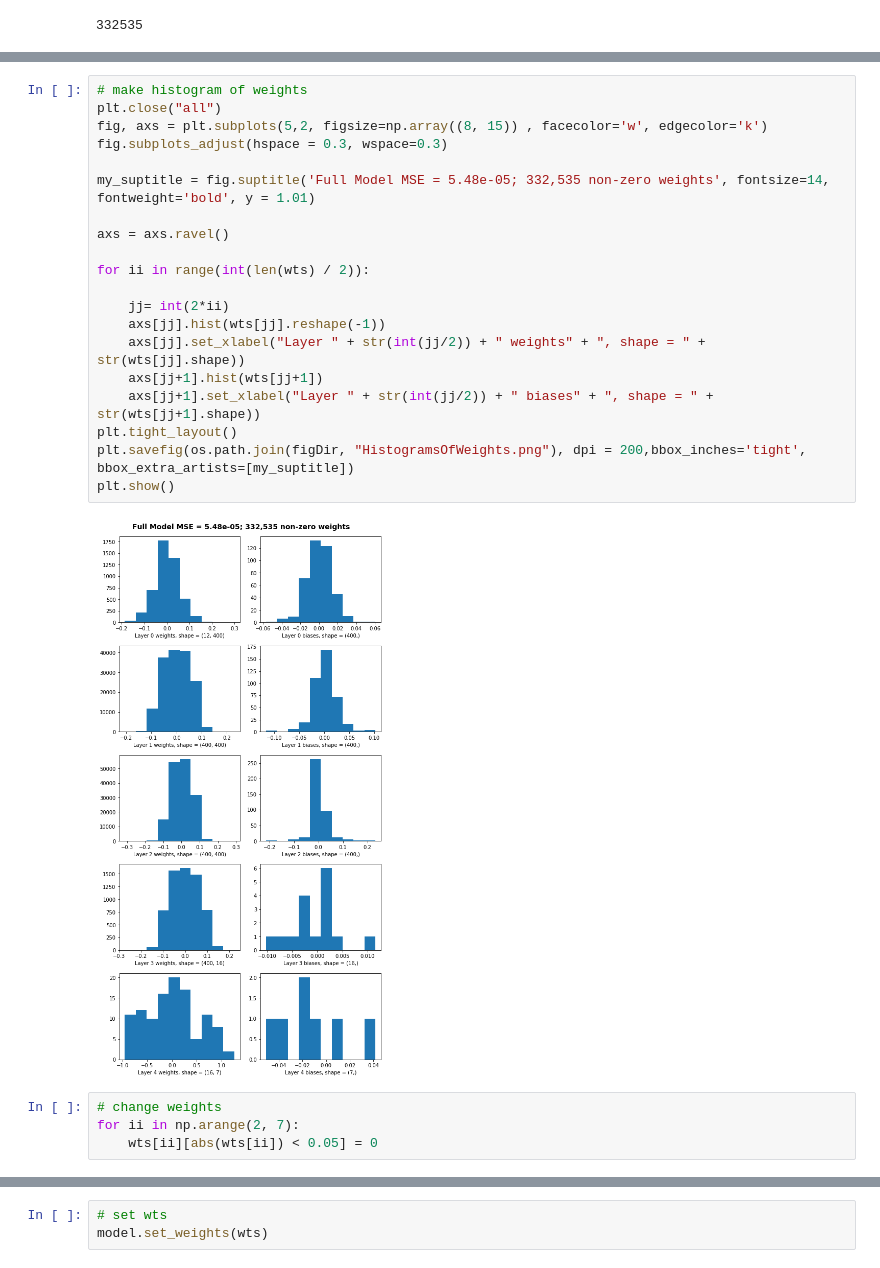
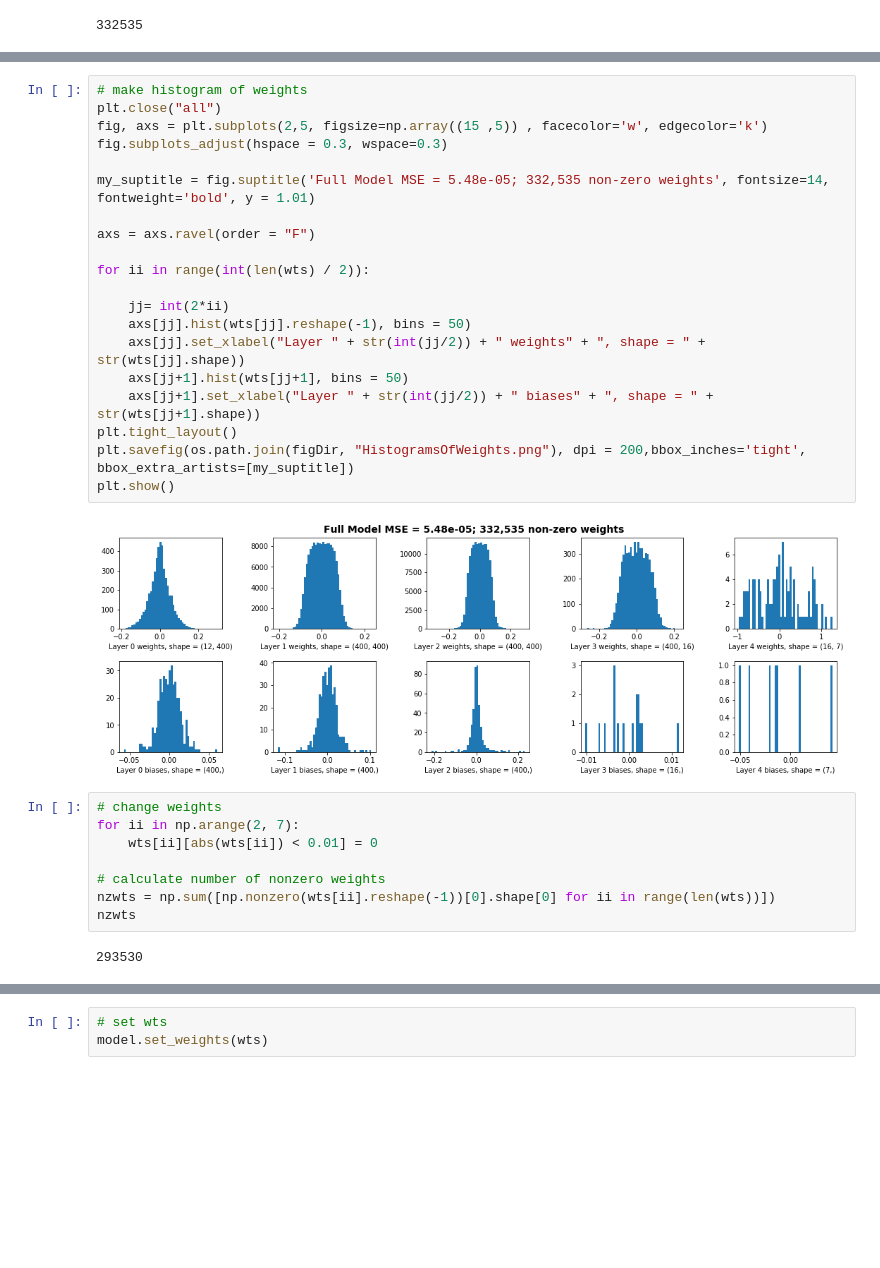
Before and after one commit to oliviatessa/MothMachineLearning, a Jupyter notebook: 007_NetworkSizeRegularization.ipynb, the cells around one changed output, grey strips where cells are left out. Cells and saved outputs as stored; diff of their text form; blank space fills up the shorter version.

Commit message:
cut some weights

```diff
--- a/007_NetworkSizeRegularization.ipynb
+++ b/007_NetworkSizeRegularization.ipynb
@@ -432,26 +428,32 @@ model.evaluate(Xtest_scaled, Ytest_scaled)
 # %%
 # make histogram of weights
 plt.close("all")
-fig, axs = plt.subplots(5,2, figsize=np.array((8, 15)) , facecolor='w', edgecolor='k')
+fig, axs = plt.subplots(2,5, figsize=np.array((15 ,5)) , facecolor='w', edgecolor='k')
 fig.subplots_adjust(hspace = 0.3, wspace=0.3)
 
 my_suptitle = fig.suptitle('Full Model MSE = 5.48e-05; 332,535 non-zero weights', fontsize=14, fontweight='bold', y = 1.01)
 
-axs = axs.ravel()
+axs = axs.ravel(order = "F")
 
 for ii in range(int(len(wts) / 2)):
 
     jj= int(2*ii)
-    axs[jj].hist(wts[jj].reshape(-1))
+    axs[jj].hist(wts[jj].reshape(-1), bins = 50)
     axs[jj].set_xlabel("Layer " + str(int(jj/2)) + " weights" + ", shape = " + str(wts[jj].shape))
-    axs[jj+1].hist(wts[jj+1])
+    axs[jj+1].hist(wts[jj+1], bins = 50)
     axs[jj+1].set_xlabel("Layer " + str(int(jj/2)) + " biases" + ", shape = " + str(wts[jj+1].shape))
 plt.tight_layout()
 plt.savefig(os.path.join(figDir, "HistogramsOfWeights.png"), dpi = 200,bbox_inches='tight', bbox_extra_artists=[my_suptitle])
 plt.show()
 # %% [output]
-[figure, old version]
+[figure, new version]
 # %%
 # change weights
 for ii in np.arange(2, 7):
-    wts[ii][abs(wts[ii]) < 0.05] = 0
+    wts[ii][abs(wts[ii]) < 0.01] = 0
+
+# calculate number of nonzero weights
+nzwts = np.sum([np.nonzero(wts[ii].reshape(-1))[0].shape[0] for ii in range(len(wts))])
+nzwts
+# %% [output]
+293530
```
Also changed, not shown: parts of 16 cells of this notebook.
